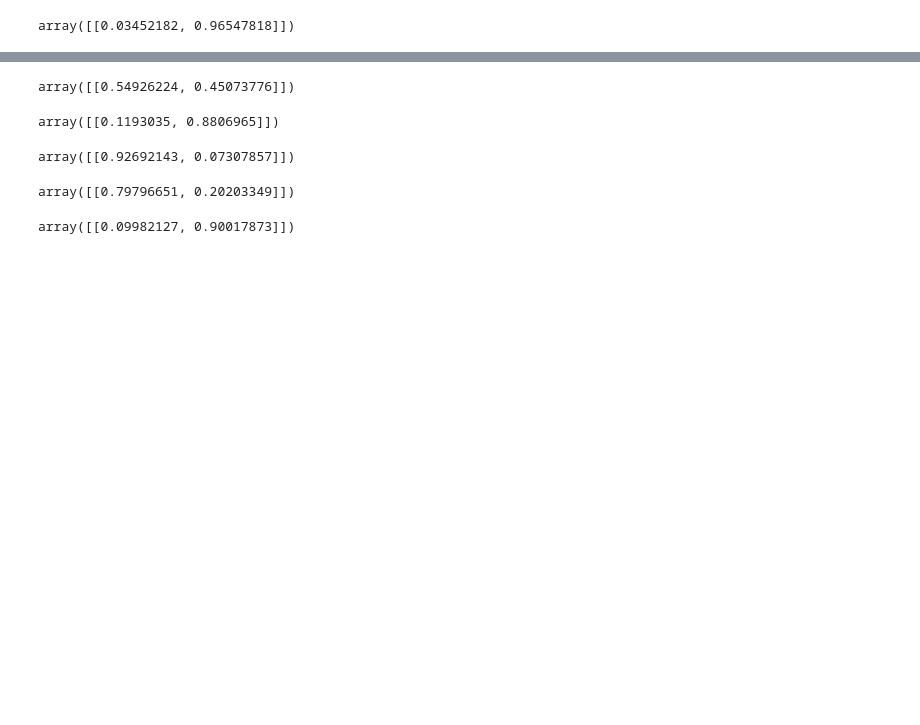
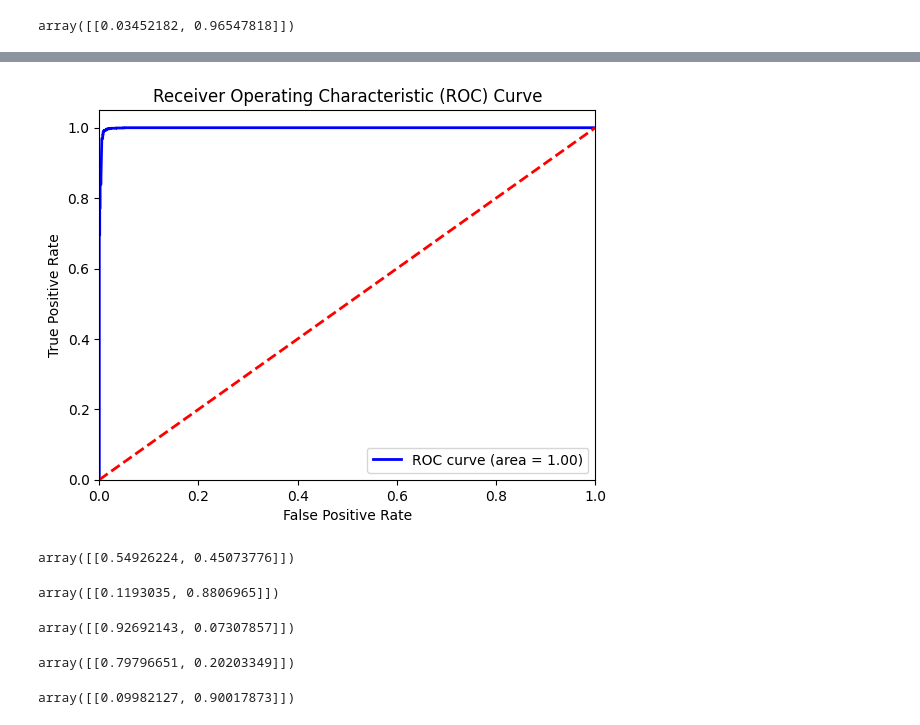
Before and after one commit to HJHUNT/SIADs_capstone_vehicle_complaints_and_recalls, a Jupyter notebook: Experiments/logistic_regression.ipynb, the cells around one changed output, grey strips where cells are left out. Drawn from its saved outputs; the diff is of its cells as text; code cells hidden in the pictures; blank space fills up the shorter version.

```diff
--- a/Experiments/logistic_regression.ipynb
+++ b/Experiments/logistic_regression.ipynb
@@ -532,3 +580,7 @@ array([[0.03452182, 0.96547818]])
+# %%
+_ = c.plot_roc_auc_score()
+# %% [output]
+[figure, added]
 # %%
 c.predict(
     "Software going crazy boy",
```
Also changed, not shown: parts of 17 cells of this notebook.
